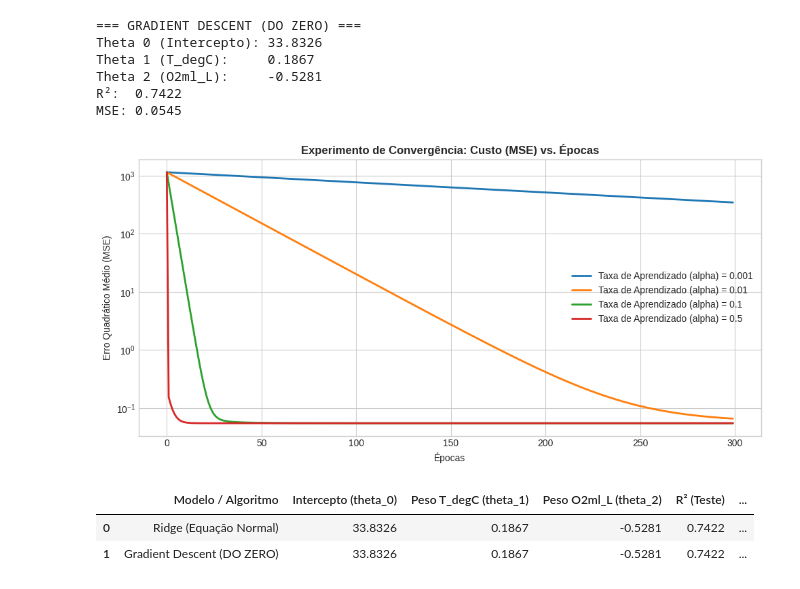
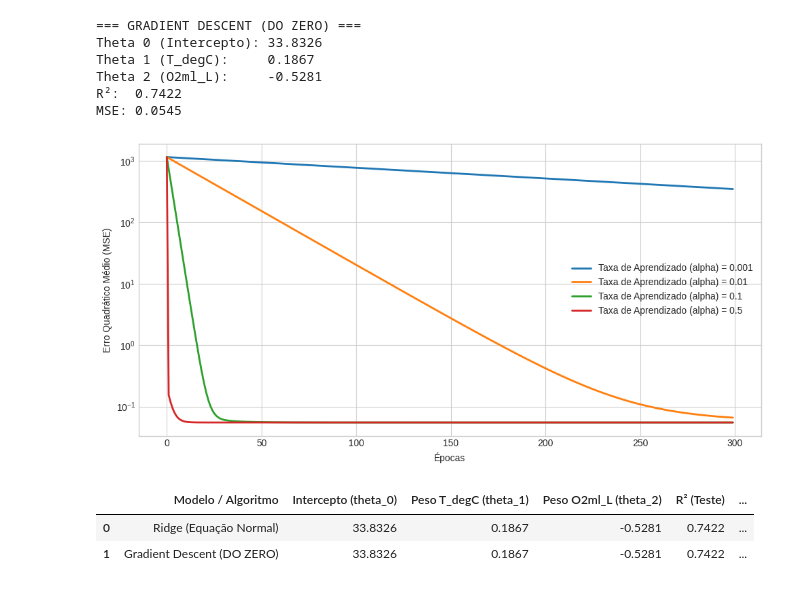
Before and after one commit to Singleeee/T1-IA-Regressao, a Jupyter notebook: Regression_limpo.ipynb, the cells around one changed output. Cells and saved outputs as stored; diff of their text form; code cells hidden in the pictures.

```diff
--- a/Regression_limpo.ipynb
+++ b/Regression_limpo.ipynb
@@ -217,22 +225,22 @@ MSE: 0.0545
 # %%
 learning_rates = [0.001, 0.01, 0.1, 0.5]
 epochs_exp = 300
 
 plt.figure(figsize=(10, 5))
 
 for lr in learning_rates:
     _, cost_hist = gradient_descent(X_b_train, y_train, alpha=lr, epochs=epochs_exp)
     plt.plot(range(epochs_exp), cost_hist, label=f'Taxa de Aprendizado (alpha) = {lr}', linewidth=2)
 
-plt.title('Experimento de Convergência: Custo (MSE) vs. Épocas', fontsize=12, fontweight='bold')
+plt.title('', fontsize=12, fontweight='bold')
 plt.xlabel('Épocas')
 plt.ylabel('Erro Quadrático Médio (MSE)')
 plt.yscale('log') # Escala logarítmica para melhor visualização da queda do erro
 plt.legend()
 plt.tight_layout()
 plt.show()
 # %% [output]
-[figure, old version]
+[figure, new version]
 # %%
 # Tabela comparativa final
 tabela_dados = {
```
Also changed, not shown: parts of 4 cells of this notebook.
